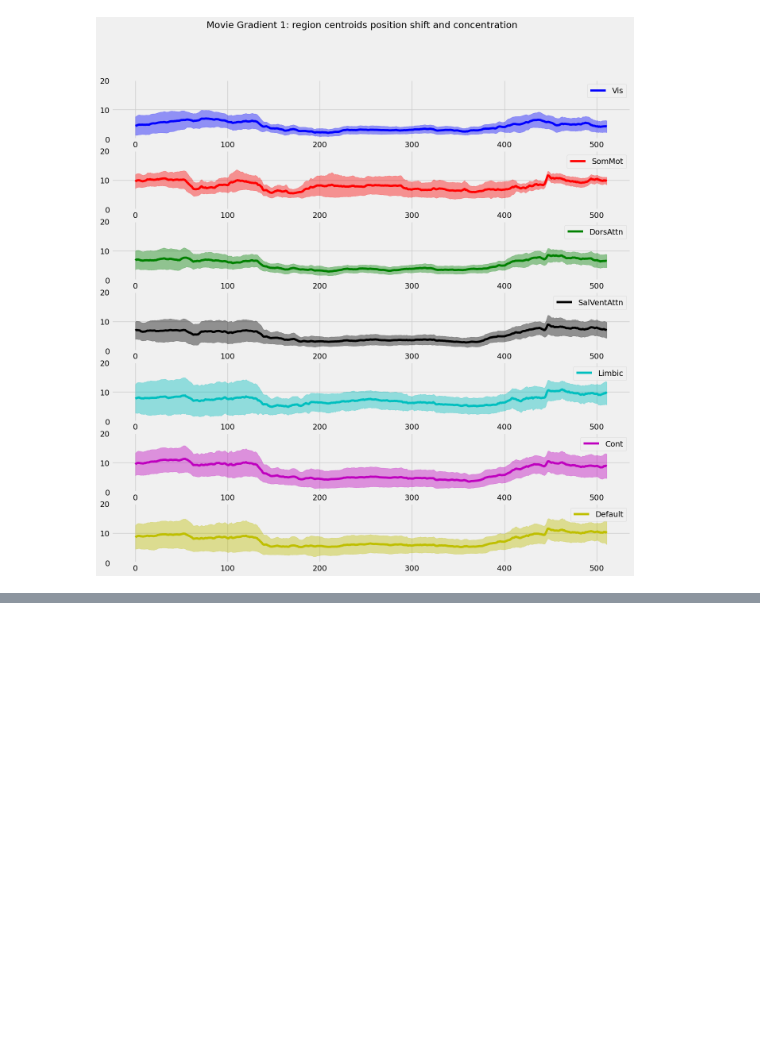
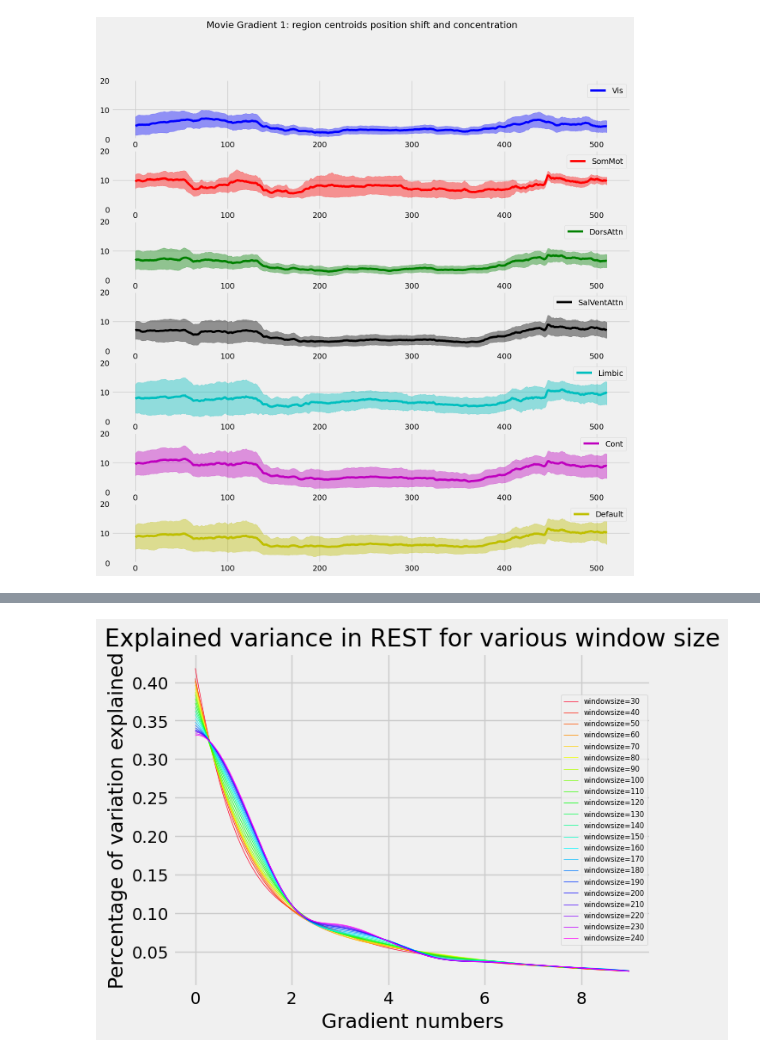
Before and after one commit to MIPLabCH/emoguide_gradients, a Jupyter notebook: fmri_dynamic_gradient.ipynb, the cells around one changed output, grey strips where cells are left out. Drawn from its saved outputs; the diff is of its cells as text; code cells hidden in the pictures; blank space fills up the shorter version.

```diff
--- a/fmri_dynamic_gradient.ipynb
+++ b/fmri_dynamic_gradient.ipynb
@@ -80,0 +57,2 @@ ref_FC_movie = correlation_measure.fit_transform([movie_series])[0]
+# %%
+dFC_movie = sliding_window_FC(movie_series, ws, step=step)
@@ -262,0 +273,14 @@ scripts to be dumped soon, just keeping for now in case
+# %%
+gref = None
+variances = []
+for ws in tqdm(WS):
+    cur_vars = []
+    dFC = sliding_window_FC(rest_series, ws, step=2)
+    for widx in range(0, len(dFC)):
+        galign = GradientMaps(n_components=nb_comp, kernel=aff_kernel, approach=embedding,
+                            alignment=align_meth, random_state=rs)
+        galign.fit(dFC[widx], reference=gref)
+        cur_vars.append(galign.lambdas_)
+        if widx == 0:
+            gref = galign.gradients_
+    variances.append(cur_vars)
@@ -262,0 +301,31 @@ scripts to be dumped soon, just keeping for now in case
+# %%
+stats_var = [np.array(variances[i]).mean(axis=0) for i in range(len(variances))]
+stats_var = np.asarray(stats_var)
+
+stats_var2 = [np.array(variances2[i]).mean(axis=0) for i in range(len(variances2))]
+stats_var2 = np.asarray(stats_var2)
+# %%
+from scipy.interpolate import make_interp_spline
+
+NUM_COLORS = len(stats_var)
+cm = plt.get_cmap('gist_rainbow')
+fig = plt.figure()
+ax = fig.add_subplot(111)
+ax.set_prop_cycle(color=[cm(1.*i/NUM_COLORS) for i in range(NUM_COLORS)])
+for i in range(NUM_COLORS):
+    y = stats_var[i]/stats_var[i].sum()
+    x = np.arange(len(y))
+
+    X_Y_Spline = make_interp_spline(x, y)
+
+    X_ = np.linspace(x.min(), x.max(), 500)
+    Y_ = X_Y_Spline(X_)
+    ax.plot(X_,Y_, label='windowsize={}'.format(WS[i]), linewidth = .5)
+
+ax.legend(loc=5, prop={'size': 6})
+ax.set_title('Explained variance in REST for various window size')
+ax.set_xlabel('Gradient numbers')
+ax.set_ylabel('Percentage of variation explained')
+plt.show()
+# %% [output]
+[figure, added]
```
Also changed, not shown: parts of 26 cells of this notebook, 27 other files.
